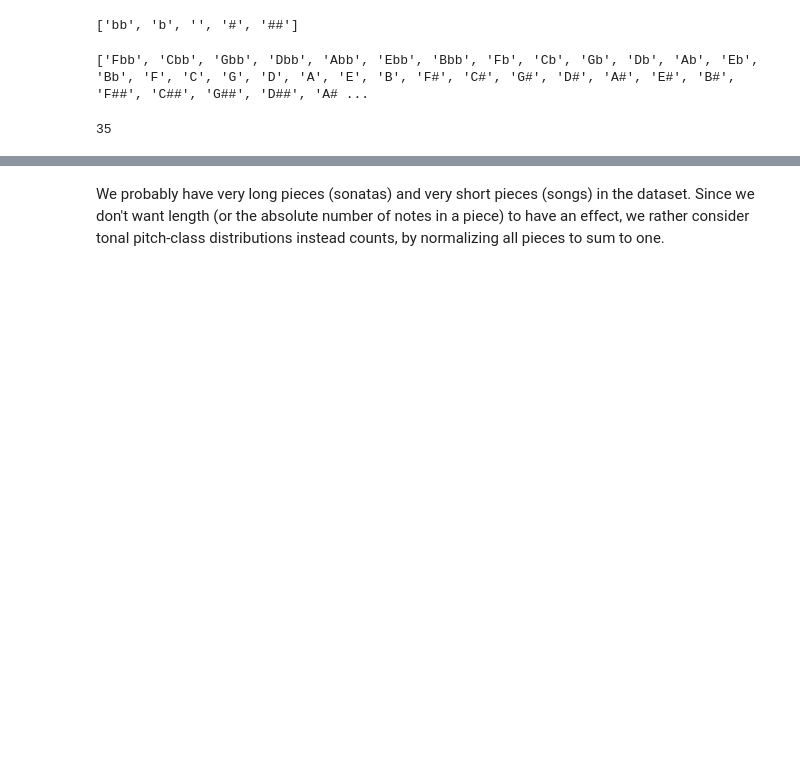
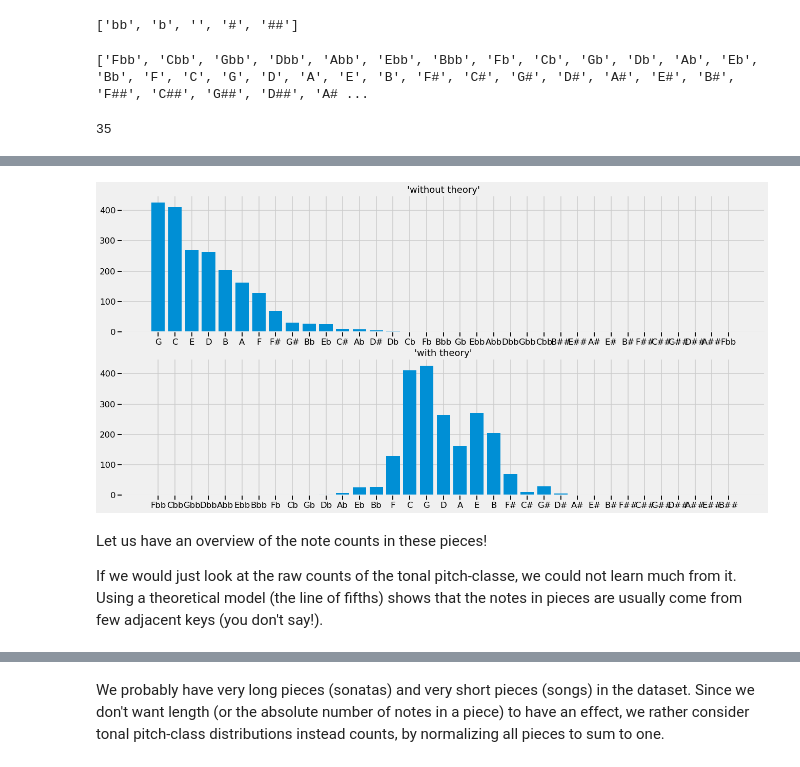
Before and after one commit to fabianmoss/academic-website, a Jupyter notebook: content/slides/20200914_York/data-driven_music_history.ipynb, the cells around one changed output, grey strips where cells are left out. Drawn from its saved outputs; the diff is of its cells as text; code cells hidden in the pictures; blank space fills up the shorter version.

```diff
--- a/content/slides/20200914_York/data-driven_music_history.ipynb
+++ b/content/slides/20200914_York/data-driven_music_history.ipynb
@@ -206,0 +181,20 @@ tpc_counts.sample(20)
+# %%
+piece = tpc_counts.iloc[10]
+
+fig, axes = plt.subplots(2, 1, figsize=(20,10))
+
+axes[0].bar(piece.sort_values(ascending=False).index, piece.sort_values(ascending=False))
+axes[0].set_title("'without theory'")
+
+axes[1].bar(piece.index, piece)
+axes[1].set_title("'with theory'")
+
+plt.savefig("img/random_piece.png")
+plt.show()
+# %% [output]
+[figure, added]
+# %% [markdown]
+Let us have an overview of the note counts in these pieces!
+
+If we would just look at the raw counts of the tonal pitch-classe, we could not learn much from it.
+Using a theoretical model (the line of fifths) shows that the notes in pieces are usually come from few adjacent keys (you don't say!).
```
Also changed, not shown: parts of 77 cells of this notebook, 12 other files.
